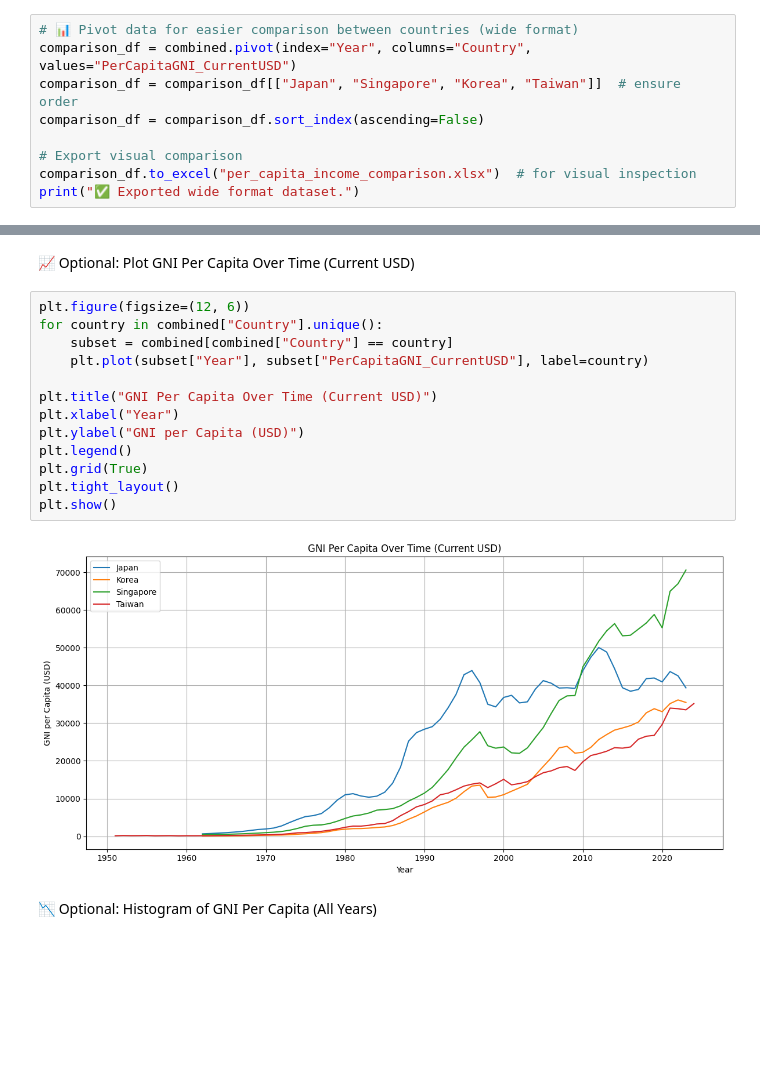
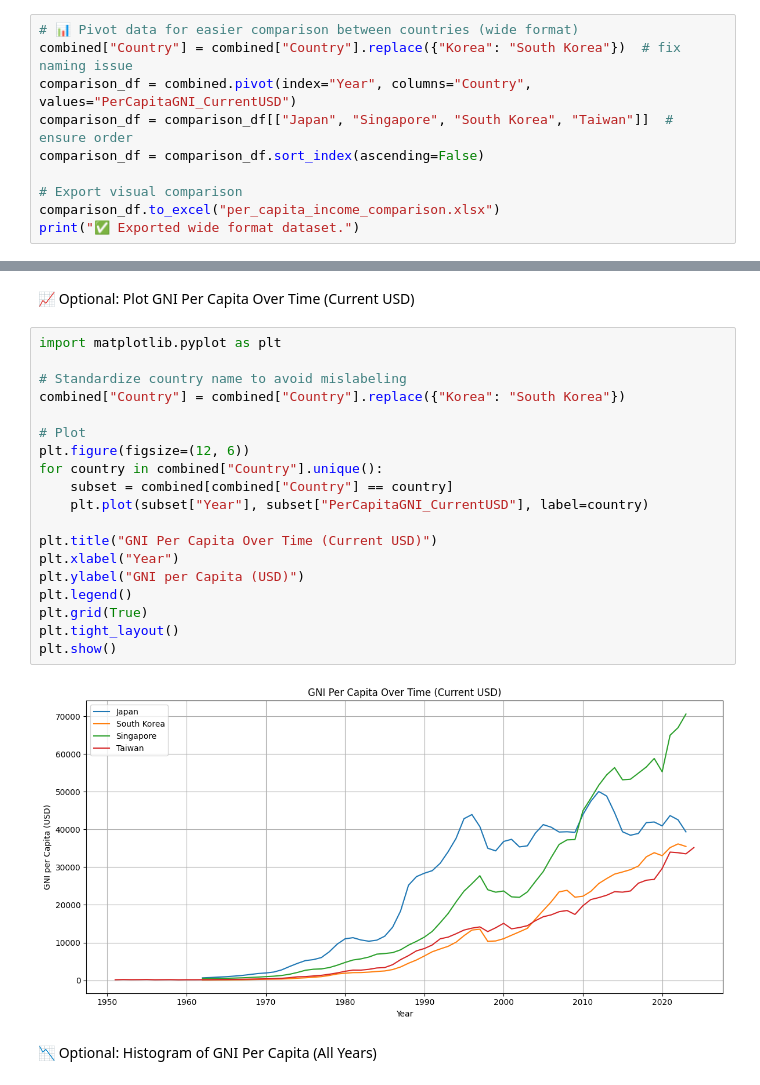
Before and after one commit to phoebenyi/per-capita-income, a Jupyter notebook: per_capita_income_1950_onward.ipynb, the cells around one changed output, grey strips where cells are left out. Cells and saved outputs as stored; diff of their text form; blank space fills up the shorter version.

Commit message:
standardised Korea as South Korea

```diff
--- a/per_capita_income_1950_onward.ipynb
+++ b/per_capita_income_1950_onward.ipynb
@@ -188,12 +188,13 @@ print("✅ Exported long format dataset.")
 ✅ Exported long format dataset.
 # %%
 # 📊 Pivot data for easier comparison between countries (wide format)
+combined["Country"] = combined["Country"].replace({"Korea": "South Korea"})  # fix naming issue
 comparison_df = combined.pivot(index="Year", columns="Country", values="PerCapitaGNI_CurrentUSD")
-comparison_df = comparison_df[["Japan", "Singapore", "Korea", "Taiwan"]]  # ensure order
+comparison_df = comparison_df[["Japan", "Singapore", "South Korea", "Taiwan"]]  # ensure order
 comparison_df = comparison_df.sort_index(ascending=False)
 
 # Export visual comparison
-comparison_df.to_excel("per_capita_income_comparison.xlsx")  # for visual inspection
+comparison_df.to_excel("per_capita_income_comparison.xlsx")
 print("✅ Exported wide format dataset.")
 # %% [output]
 ✅ Exported wide format dataset.
@@ -219,20 +220,26 @@ df.head(10)
 # %% [markdown]
 📈 Optional: Plot GNI Per Capita Over Time (Current USD)
 # %%
+import matplotlib.pyplot as plt
+
+# Standardize country name to avoid mislabeling
+combined["Country"] = combined["Country"].replace({"Korea": "South Korea"})
+
+# Plot
 plt.figure(figsize=(12, 6))
 for country in combined["Country"].unique():
     subset = combined[combined["Country"] == country]
     plt.plot(subset["Year"], subset["PerCapitaGNI_CurrentUSD"], label=country)
 
 plt.title("GNI Per Capita Over Time (Current USD)")
 plt.xlabel("Year")
 plt.ylabel("GNI per Capita (USD)")
 plt.legend()
 plt.grid(True)
 plt.tight_layout()
 plt.show()
 # %% [output]
-[figure, old version]
+[figure, new version]
 # %% [markdown]
 📉 Optional: Histogram of GNI Per Capita (All Years)
 # %%
```
Also changed, not shown: parts of 3 cells of this notebook.
